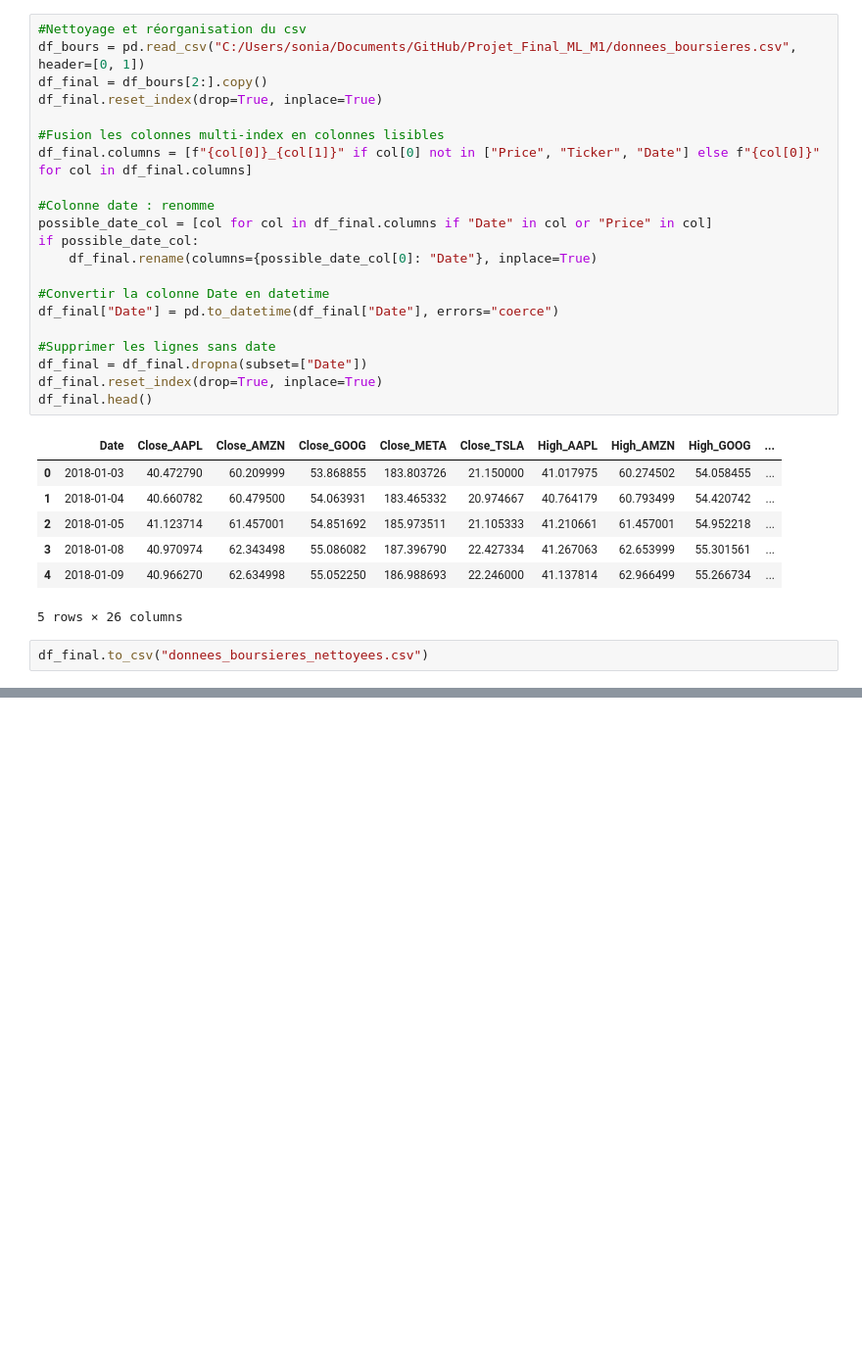
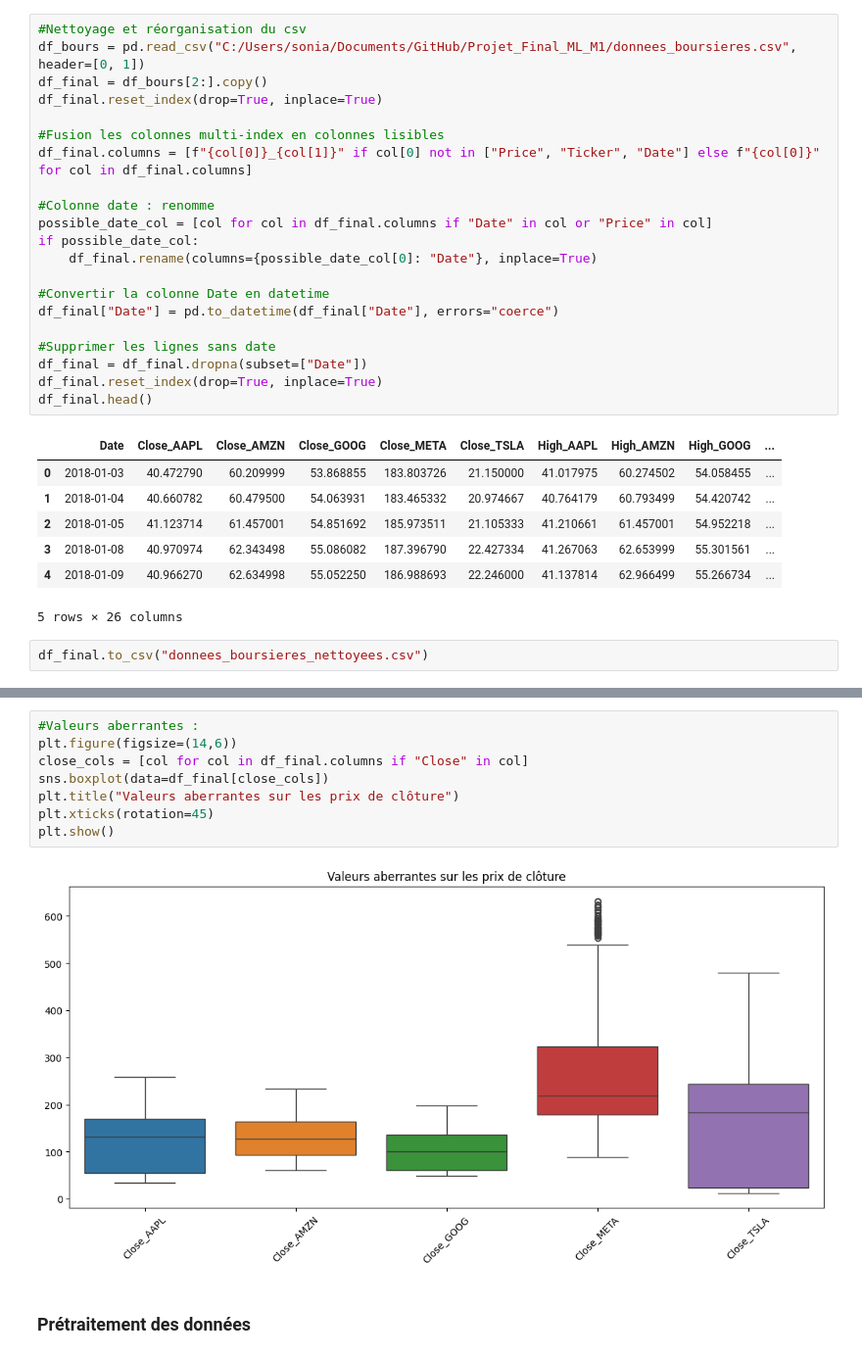
Before and after one commit to S0nia11/Projet_Final_ML_M1, a Jupyter notebook: Analyse_data.ipynb, the cells around one changed output, grey strips where cells are left out. Shown at 98% size. Drawn from its saved outputs; the diff is of its cells as text; blank space fills up the shorter version.

```diff
--- a/Analyse_data.ipynb
+++ b/Analyse_data.ipynb
@@ -105,0 +223,12 @@ df_final.to_csv("donnees_boursieres_nettoyees.csv")
+# %%
+#Valeurs aberrantes :
+plt.figure(figsize=(14,6))
+close_cols = [col for col in df_final.columns if "Close" in col]
+sns.boxplot(data=df_final[close_cols])
+plt.title("Valeurs aberrantes sur les prix de clôture")
+plt.xticks(rotation=45)
+plt.show()
+# %% [output]
+[figure, added]
+# %% [markdown]
+### Prétraitement des données
```
Also changed, not shown: parts of 23 cells of this notebook, 2 other files.
